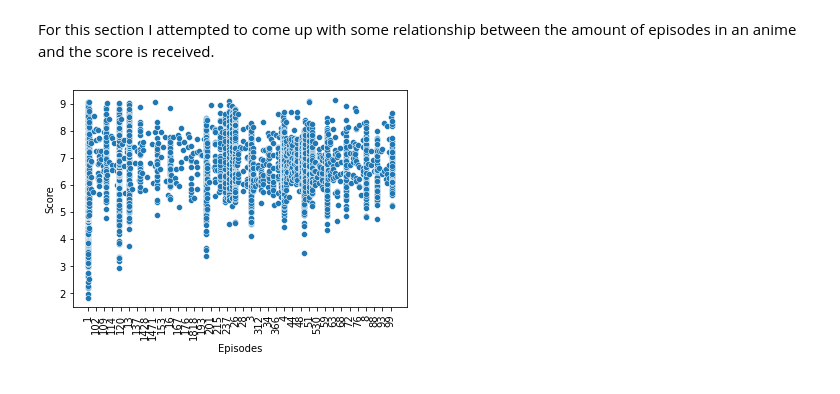
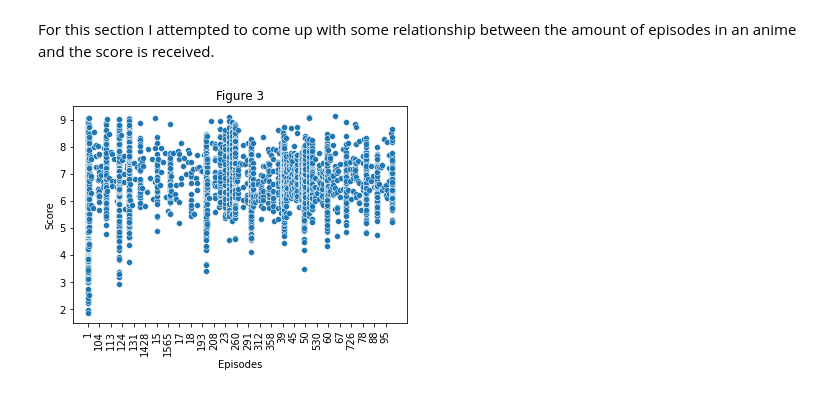
Before and after one commit to aidanMasonmondesire/DataAnalysisFinal, a Jupyter notebook: Assignment1.ipynb, the cells around one changed output. Cells and saved outputs as stored; diff of their text form; code cells hidden in the pictures.

```diff
--- a/Assignment1.ipynb
+++ b/Assignment1.ipynb
@@ -114,7 +122,8 @@ For this section I attempted to come up with some relationship between the amoun
 # %%
 epA = anime.sort_values('Episodes',ascending=True) #sorts the values
 g2 = sns.scatterplot(x='Episodes',y='Score',data=epA) #creating a scatterplot of the individual episode/score points
 p = plt.xticks(rotation=90) #rotates the labels on the x-axis
-p2 = g2.set_xticks(g2.get_xticks()[::5]) #makes the x-axis only show every 5 ticks
+p = g2.set_xticks(g2.get_xticks()[::7]) #makes the x-axis only show every 7 ticks
+p = plt.title('Figure 3')
 # %% [output]
-[figure, old version]
+[figure, new version]
```
Also changed, not shown: parts of 8 cells of this notebook.
